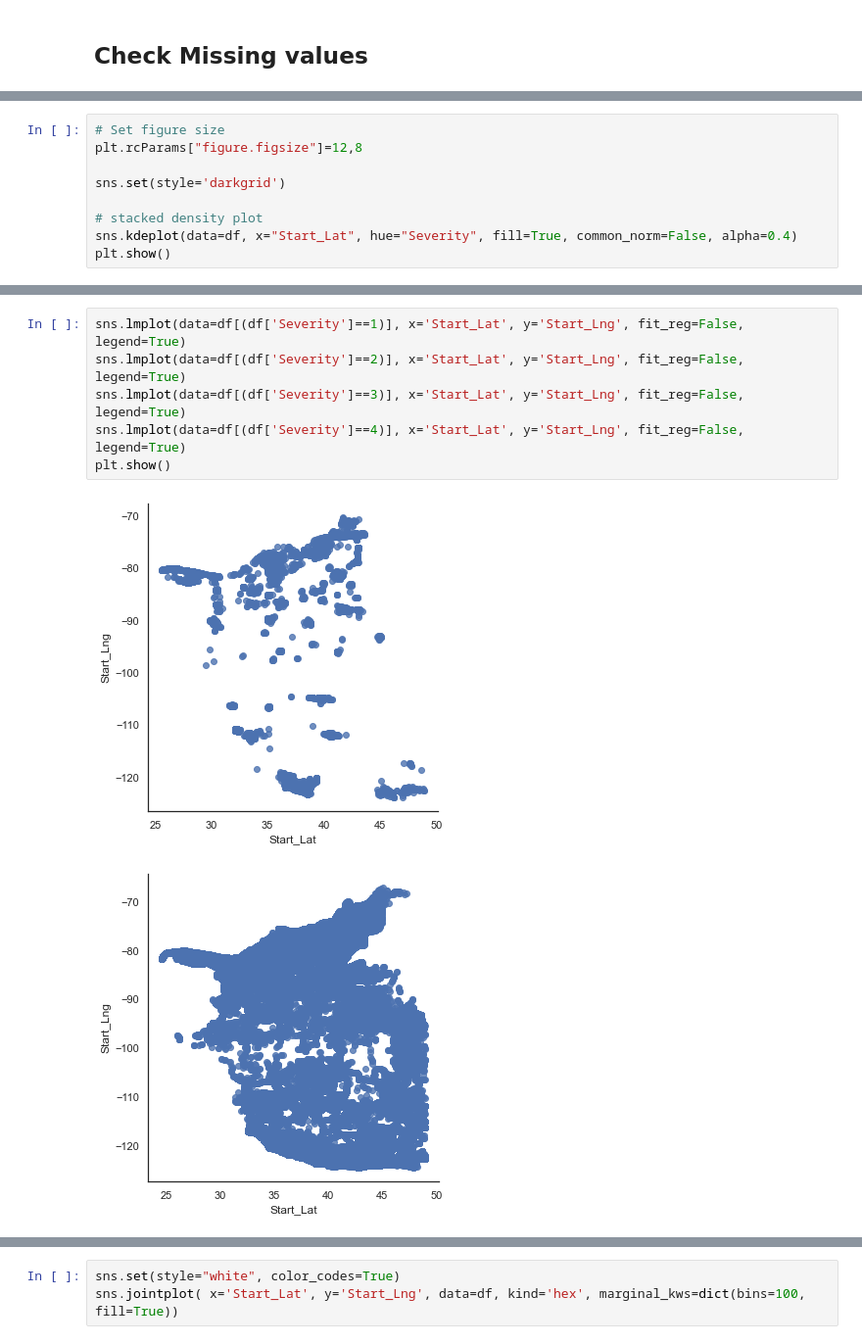
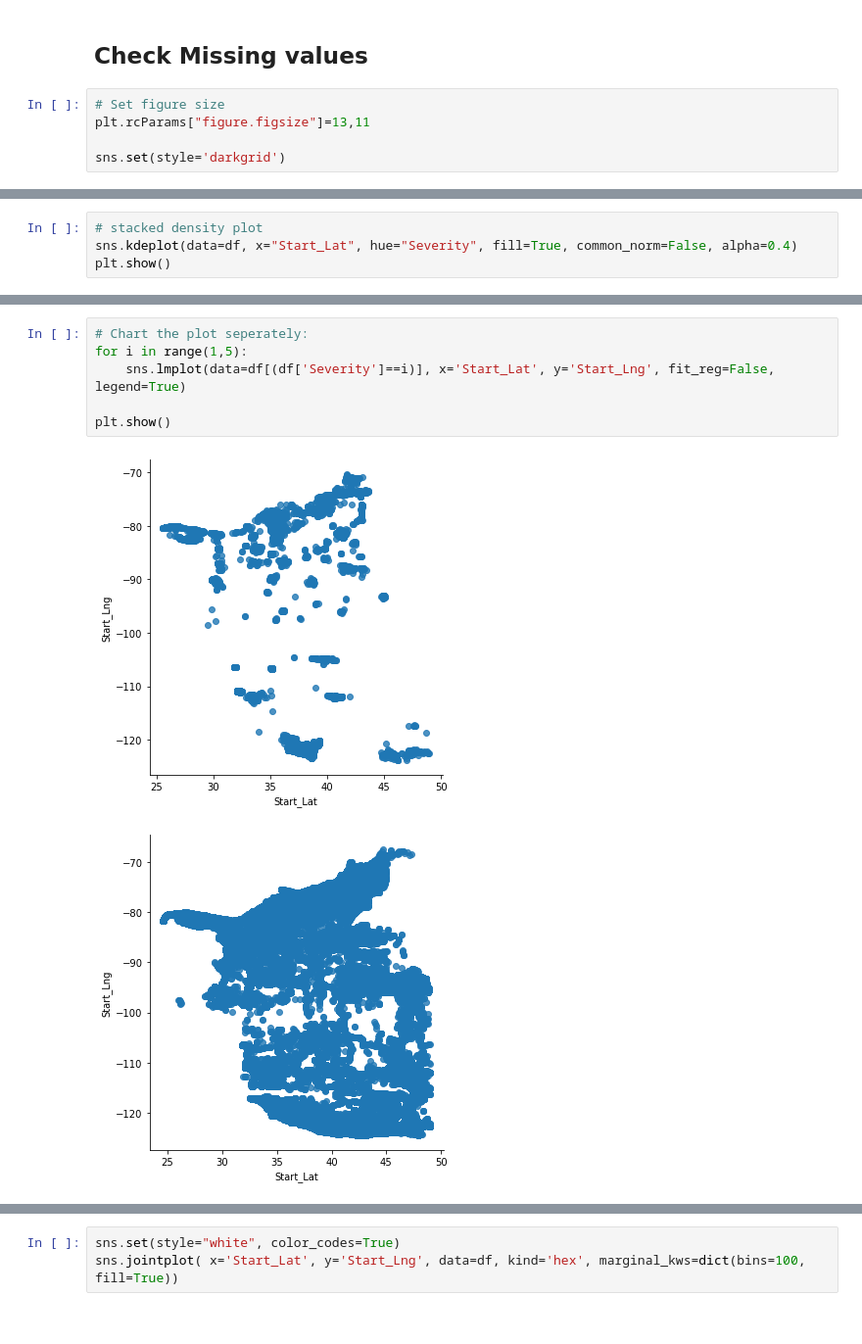
Before and after one commit to jackyhuynh/us_car_accident_analyst_using_python, a Jupyter notebook: src/script.ipynb, the cells around one changed output, grey strips where cells are left out. Shown: that part at 98% size. Cells and saved outputs as stored; diff of their text form.

```diff
--- a/src/script.ipynb
+++ b/src/script.ipynb
@@ -63,6 +63,11 @@ df.describe()
 | max | 4.000000e+00 | 4.900058e+01 | -6.711317e+01 | 4.907500e+01 | -6.710924e+01 | 1.551860e+02 | 9.999997e+06 | 1.960000e+02 | ... |
 # %% [markdown]
 ## Check Missing values
+# %%
+# Set figure size
+plt.rcParams["figure.figsize"]=13,11
+
+sns.set(style='darkgrid')
 # %%
 # Check out the missing values in percentage
 missing_percentage = df.isna().sum().sort_values(ascending=False)/len(df)
@@ -74,9 +79,4 @@ missing_percentage[missing_percentage!=0].plot(kind='barh')
 # %%
-# Set figure size
-plt.rcParams["figure.figsize"]=12,8
-
-sns.set(style='darkgrid')
-
 # stacked density plot
 sns.kdeplot(data=df, x="Start_Lat", hue="Severity", fill=True, common_norm=False, alpha=0.4)
 plt.show()
@@ -102,11 +105,11 @@ plt.show()
 # %% [output]
 [figure]
 # %%
-sns.lmplot(data=df[(df['Severity']==1)], x='Start_Lat', y='Start_Lng', fit_reg=False, legend=True)
-sns.lmplot(data=df[(df['Severity']==2)], x='Start_Lat', y='Start_Lng', fit_reg=False, legend=True)
-sns.lmplot(data=df[(df['Severity']==3)], x='Start_Lat', y='Start_Lng', fit_reg=False, legend=True)
-sns.lmplot(data=df[(df['Severity']==4)], x='Start_Lat', y='Start_Lng', fit_reg=False, legend=True)
+# Chart the plot seperately:
+for i in range(1,5):
+    sns.lmplot(data=df[(df['Severity']==i)], x='Start_Lat', y='Start_Lng', fit_reg=False, legend=True)
+
 plt.show()
 # %% [output]
-[figure, old version]
+[figure, new version]
-[figure, old version]
+[figure, new version]
```
Also changed, not shown: parts of 21 cells of this notebook.
